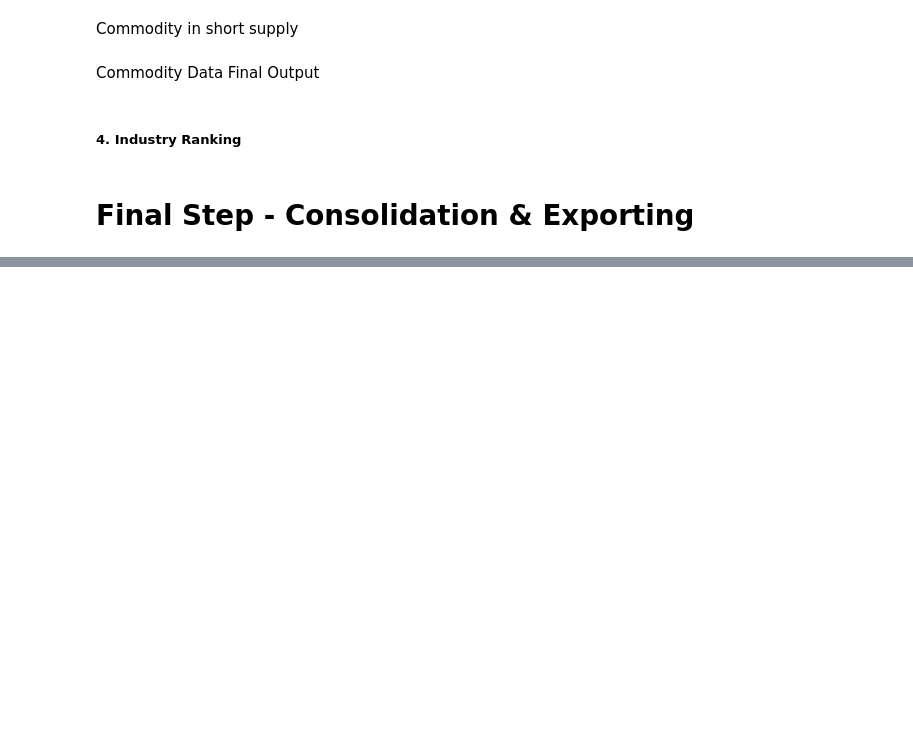
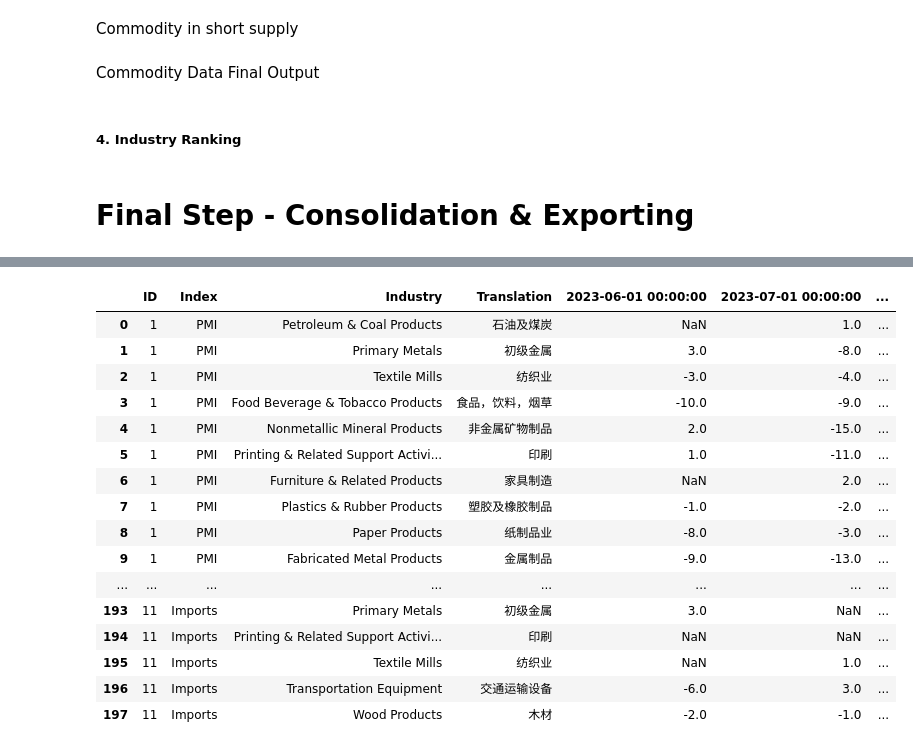
Before and after one commit to Jackylegend/python, a Jupyter notebook: ipynbs/pmi.ipynb, the cells around one changed output, grey strips where cells are left out. Saved outputs shown, nothing was run; the diff lists cells and outputs as text; code cells hidden in the pictures; blank space fills up the shorter version.

Commit message:
complete pmi and working on nmi data

```diff
--- a/ipynbs/pmi.ipynb
+++ b/ipynbs/pmi.ipynb
@@ -20,10 +20,10 @@ from pyecharts.charts import Bar, Line
 # %%
 # Load orginal dataset
 
-index_data = pd.read_excel('/Users/jackyliu/Desktop/python/pmi/pmi_level.xlsx')
-glance = pd.read_excel('/Users/jackyliu/Desktop/python/pmi/glancetable.xlsx')
-comments = pd.read_excel('/Users/jackyliu/Desktop/python/pmi/comments.xlsx')
-sector_ranking = pd.read_excel('/Users/jackyliu/Desktop/python/pmi/sector_ranking.xlsx')
+index_data = pd.read_excel('C:/Users/fanjz/Desktop/python/pmi/pmi_level.xlsx')
+glance = pd.read_excel('C:/Users/fanjz/Desktop/python/pmi/glancetable.xlsx')
+comments = pd.read_excel('C:/Users/fanjz/Desktop/python/pmi/comments.xlsx')
+sector_ranking = pd.read_excel('C:/Users/fanjz/Desktop/python/pmi/sector_ranking.xlsx')
 # %%
 # Copy and paste latest month data url
 
@@ -431,3 +525,23 @@ sector_ranking_final = pd.merge(sector_ranking, latest_industry_ranking, on=['In
+# %%
+sector_ranking_final
+# %% [output]
+|  | ID | Index | Industry | Translation | 2023-06-01 00:00:00 | 2023-07-01 00:00:00 | ... |
+| 0 | 1 | PMI | Petroleum & Coal Products | 石油及煤炭 | NaN | 1.0 | ... |
+| 1 | 1 | PMI | Primary Metals | 初级金属 | 3.0 | -8.0 | ... |
+| 2 | 1 | PMI | Textile Mills | 纺织业 | -3.0 | -4.0 | ... |
+| 3 | 1 | PMI | Food Beverage & Tobacco Products | 食品，饮料，烟草 | -10.0 | -9.0 | ... |
+| 4 | 1 | PMI | Nonmetallic Mineral Products | 非金属矿物制品 | 2.0 | -15.0 | ... |
+| 5 | 1 | PMI | Printing & Related Support Activi... | 印刷 | 1.0 | -11.0 | ... |
+| 6 | 1 | PMI | Furniture & Related Products | 家具制造 | NaN | 2.0 | ... |
+| 7 | 1 | PMI | Plastics & Rubber Products | 塑胶及橡胶制品 | -1.0 | -2.0 | ... |
+| 8 | 1 | PMI | Paper Products | 纸制品业 | -8.0 | -3.0 | ... |
+| 9 | 1 | PMI | Fabricated Metal Products | 金属制品 | -9.0 | -13.0 | ... |
+| ... | ... | ... | ... | ... | ... | ... | ... |
+| 193 | 11 | Imports | Primary Metals | 初级金属 | 3.0 | NaN | ... |
+| 194 | 11 | Imports | Printing & Related Support Activi... | 印刷 | NaN | NaN | ... |
+| 195 | 11 | Imports | Textile Mills | 纺织业 | NaN | 1.0 | ... |
+| 196 | 11 | Imports | Transportation Equipment | 交通运输设备 | -6.0 | 3.0 | ... |
+| 197 | 11 | Imports | Wood Products | 木材 | -2.0 | -1.0 | ... |
 # %%
 # 1. Output below does not require data overrite
 
```
Also changed, not shown: parts of 24 cells of this notebook, 11 other files.
